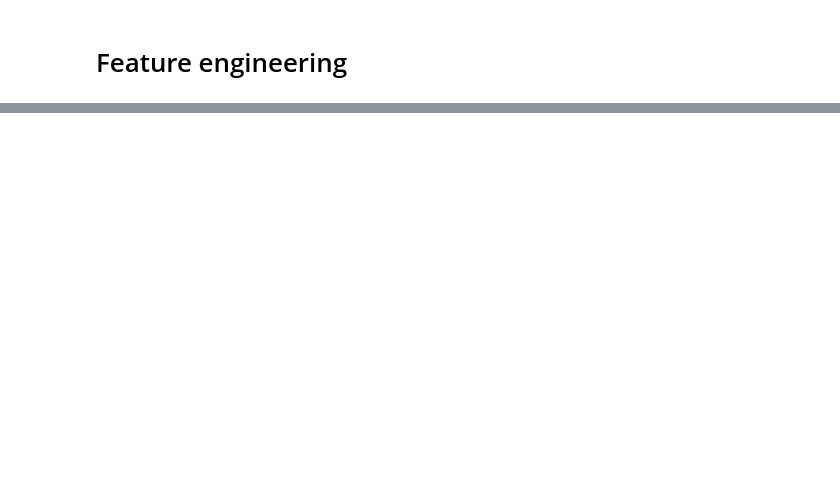
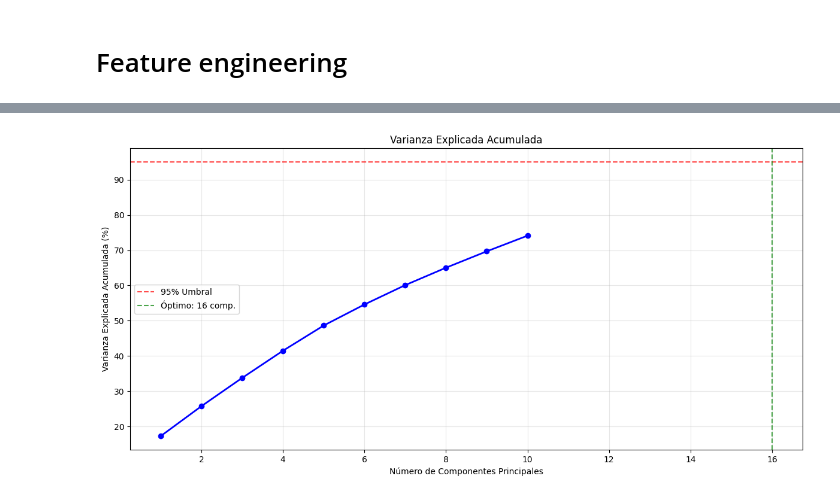
Before and after one commit to ArielMatC/ceia-andd-g2, a Jupyter notebook: data_analysis.ipynb, the cells around one changed output, grey strips where cells are left out. Saved outputs shown, nothing was run; the diff lists cells and outputs as text; code cells hidden in the pictures; blank space fills up the shorter version.

```diff
--- a/data_analysis.ipynb
+++ b/data_analysis.ipynb
@@ -3012,0 +2934,17 @@ min       -3.645     -3.712     -3.430     -3.307     -4.849     -4.338
+# %%
+# GRÁFICO 2: Varianza explicada acumulada
+plt.figure(figsize=(12, 6))
+plt.plot(components_nums, varianza_acumulada_cyclical[:len(components_nums)] * 100,
+         'o-', linewidth=2, markersize=6, color='blue')
+plt.axhline(y=95, color='red', linestyle='--', alpha=0.7, label='95% Umbral')
+plt.axvline(x=n_comp_optimo_cyclical, color='green', linestyle='--', alpha=0.7,
+           label=f'Óptimo: {n_comp_optimo_cyclical} comp.')
+plt.xlabel('Número de Componentes Principales')
+plt.ylabel('Varianza Explicada Acumulada (%)')
+plt.title('Varianza Explicada Acumulada')
+plt.legend()
+plt.grid(True, alpha=0.3)
+plt.tight_layout()
+plt.show()
+# %% [output]
+[figure, added]
```
Also changed, not shown: parts of 75 cells of this notebook, 3 other files.
